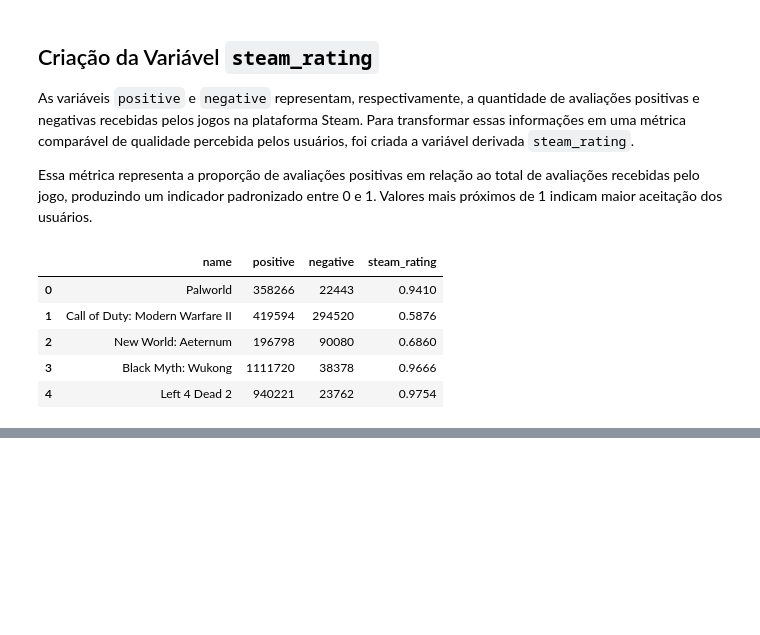
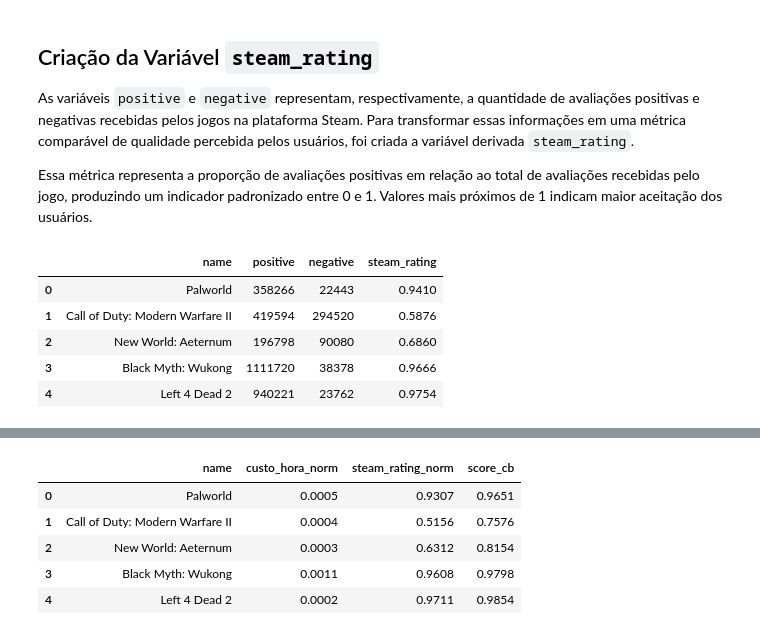
Before and after one commit to wagnerquadros/anaise_dados_steam, a Jupyter notebook: transformacao_dataset.ipynb, the cells around one changed output, grey strips where cells are left out. Cells and saved outputs as stored; diff of their text form; code cells hidden in the pictures; blank space fills up the shorter version.

```diff
--- a/transformacao_dataset.ipynb
+++ b/transformacao_dataset.ipynb
@@ -198,0 +253,14 @@ df[['name', 'positive', 'negative', 'steam_rating']].head()
+# %%
+df[[
+    'name',
+    'custo_hora_norm',
+    'steam_rating_norm',
+    'score_cb'
+]].head()
+# %% [output]
+|  | name | custo_hora_norm | steam_rating_norm | score_cb |
+| 0 | Palworld | 0.0005 | 0.9307 | 0.9651 |
+| 1 | Call of Duty: Modern Warfare II | 0.0004 | 0.5156 | 0.7576 |
+| 2 | New World: Aeternum | 0.0003 | 0.6312 | 0.8154 |
+| 3 | Black Myth: Wukong | 0.0011 | 0.9608 | 0.9798 |
+| 4 | Left 4 Dead 2 | 0.0002 | 0.9711 | 0.9854 |
```
Also changed, not shown: parts of 18 cells of this notebook, 1 other file.
